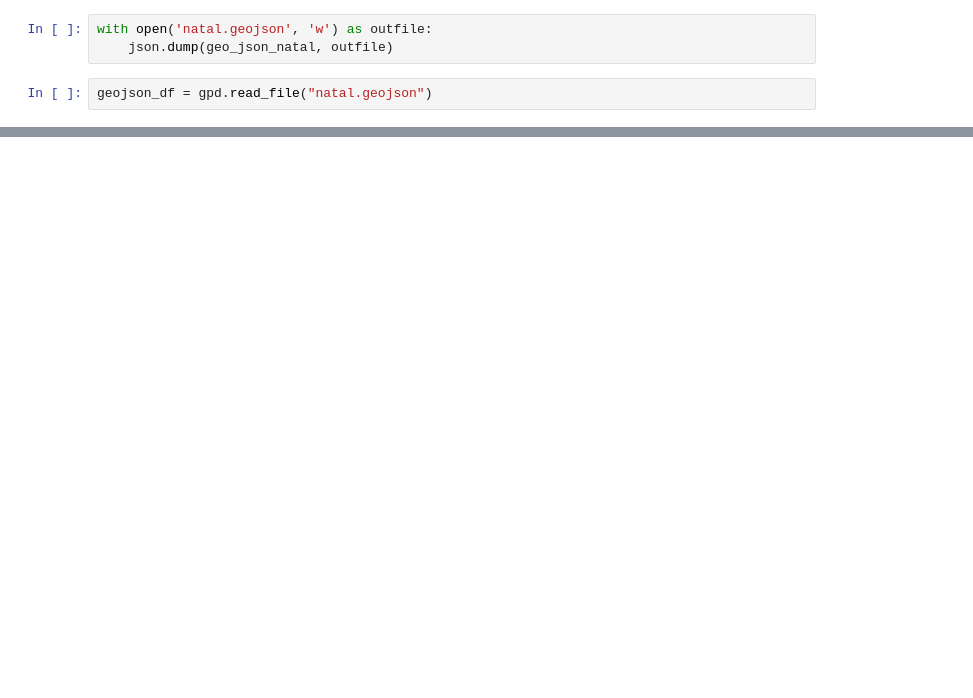
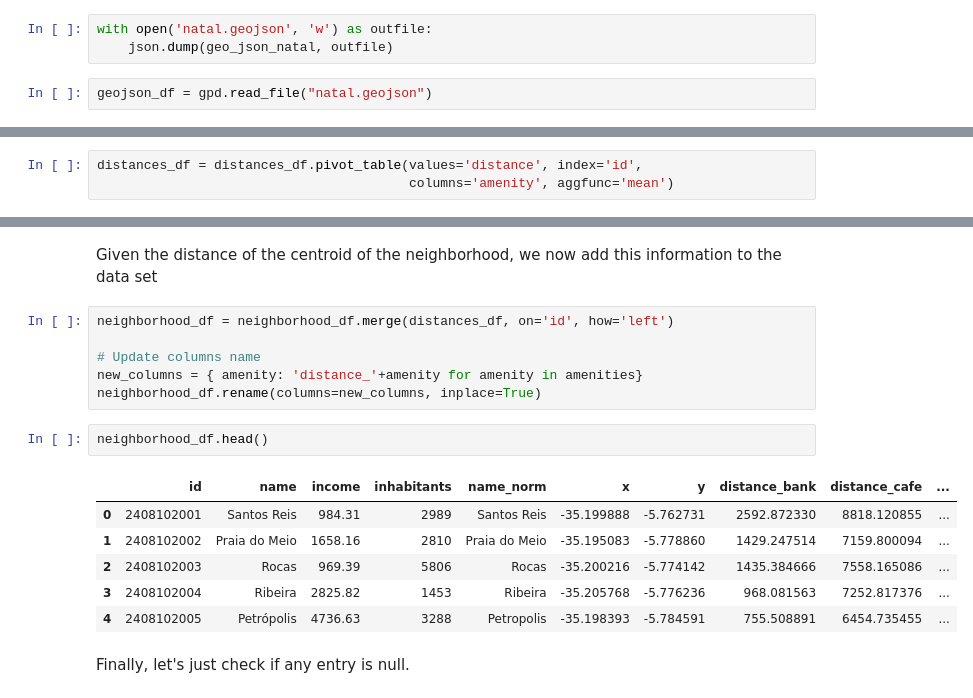
Before and after one commit to nymarya/the-walking-distance, a Jupyter notebook: noteboooks/Building_the_dataset.ipynb, the cells around one changed output, grey strips where cells are left out. Cells and saved outputs as stored; diff of their text form; blank space fills up the shorter version.

```diff
--- a/noteboooks/Building_the_dataset.ipynb
+++ b/noteboooks/Building_the_dataset.ipynb
@@ -250,0 +300,3 @@ df.head()
+# %%
+distances_df = distances_df.pivot_table(values='distance', index='id',
+                                        columns='amenity', aggfunc='mean')
@@ -250,0 +313,19 @@ df.head()
+# %% [markdown]
+Given the distance of the centroid of the neighborhood, we now add this information to the data set
+# %%
+neighborhood_df = neighborhood_df.merge(distances_df, on='id', how='left')
+
+# Update columns name
+new_columns = { amenity: 'distance_'+amenity for amenity in amenities}
+neighborhood_df.rename(columns=new_columns, inplace=True)
+# %%
+neighborhood_df.head()
+# %% [output]
+|  | id | name | income | inhabitants | name_norm | x | y | distance_bank | distance_cafe | ... |
+| 0 | 2408102001 | Santos Reis | 984.31 | 2989 | Santos Reis | -35.199888 | -5.762731 | 2592.872330 | 8818.120855 | ... |
+| 1 | 2408102002 | Praia do Meio | 1658.16 | 2810 | Praia do Meio | -35.195083 | -5.778860 | 1429.247514 | 7159.800094 | ... |
+| 2 | 2408102003 | Rocas | 969.39 | 5806 | Rocas | -35.200216 | -5.774142 | 1435.384666 | 7558.165086 | ... |
+| 3 | 2408102004 | Ribeira | 2825.82 | 1453 | Ribeira | -35.205768 | -5.776236 | 968.081563 | 7252.817376 | ... |
+| 4 | 2408102005 | Petrópolis | 4736.63 | 3288 | Petropolis | -35.198393 | -5.784591 | 755.508891 | 6454.735455 | ... |
+# %% [markdown]
+Finally, let's just check if any entry is null.
```
Also changed, not shown: parts of 61 cells of this notebook.
